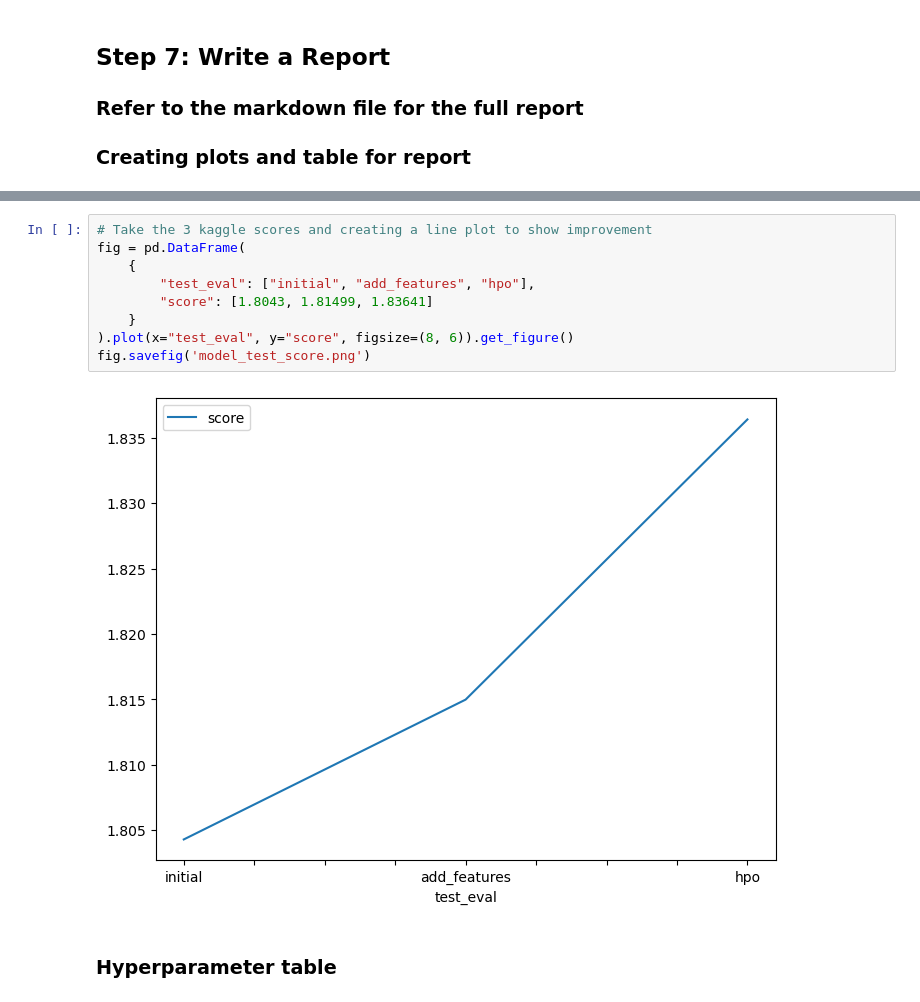
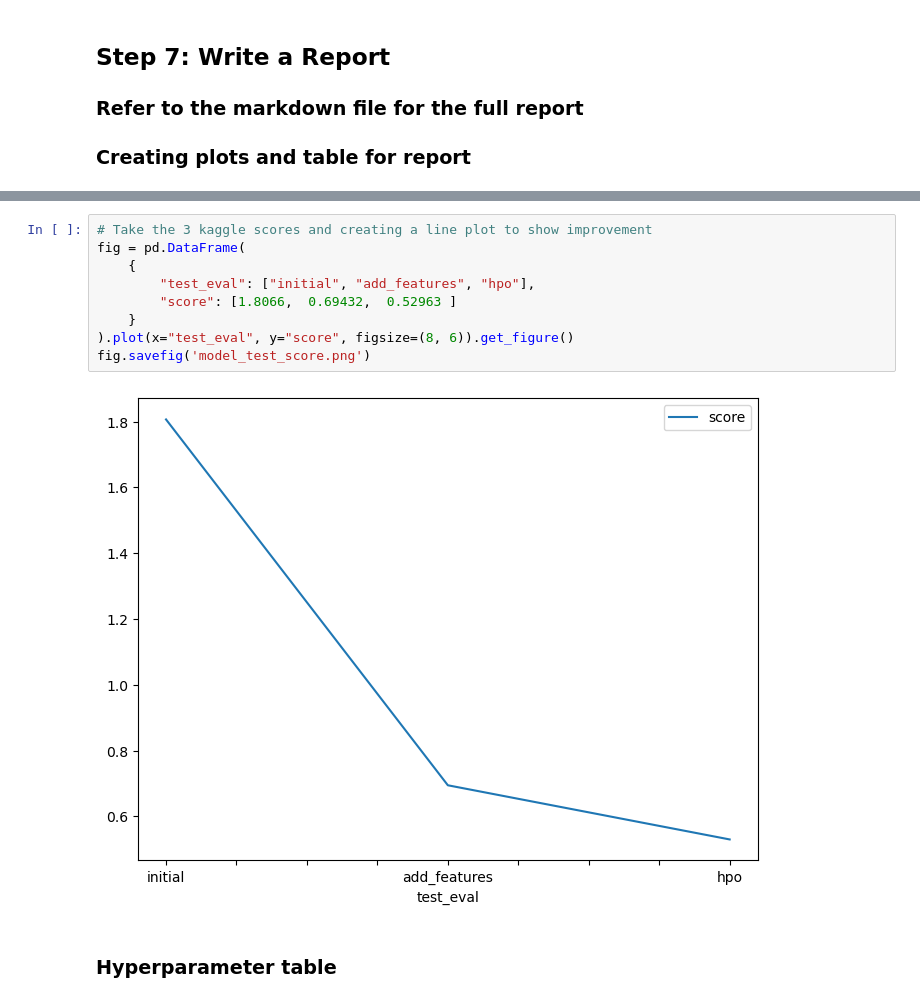
Before and after one commit to bambadij/predicting_bike, a Jupyter notebook: project/project-template-checkpoint.ipynb, the cells around one changed output, grey strips where cells are left out. Drawn from its saved outputs; the diff is of its cells as text.

```diff
--- a/project/project-template-checkpoint.ipynb
+++ b/project/project-template-checkpoint.ipynb
@@ -932,14 +966,14 @@ fig.savefig('model_train_score.png')
 # %%
 # Take the 3 kaggle scores and creating a line plot to show improvement
 fig = pd.DataFrame(
     {
         "test_eval": ["initial", "add_features", "hpo"],
-        "score": [1.8043, 1.81499, 1.83641]
+        "score": [1.8066,  0.69432,  0.52963 ]
     }
 ).plot(x="test_eval", y="score", figsize=(8, 6)).get_figure()
 fig.savefig('model_test_score.png')
 # %% [output]
-[figure, old version]
+[figure, new version]
 # %% [markdown]
 ### Hyperparameter table
 # %%
```
Also changed, not shown: parts of 34 cells of this notebook, 1 other file.
